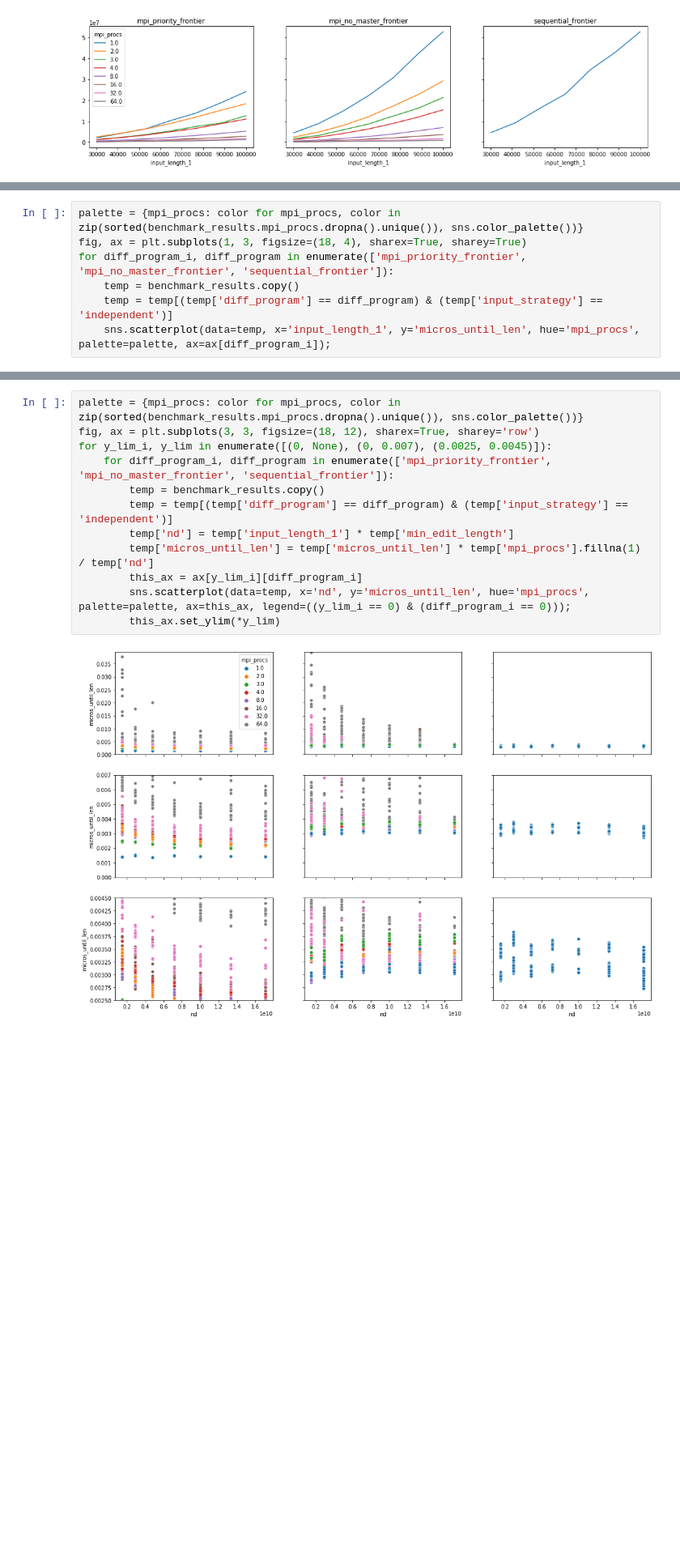
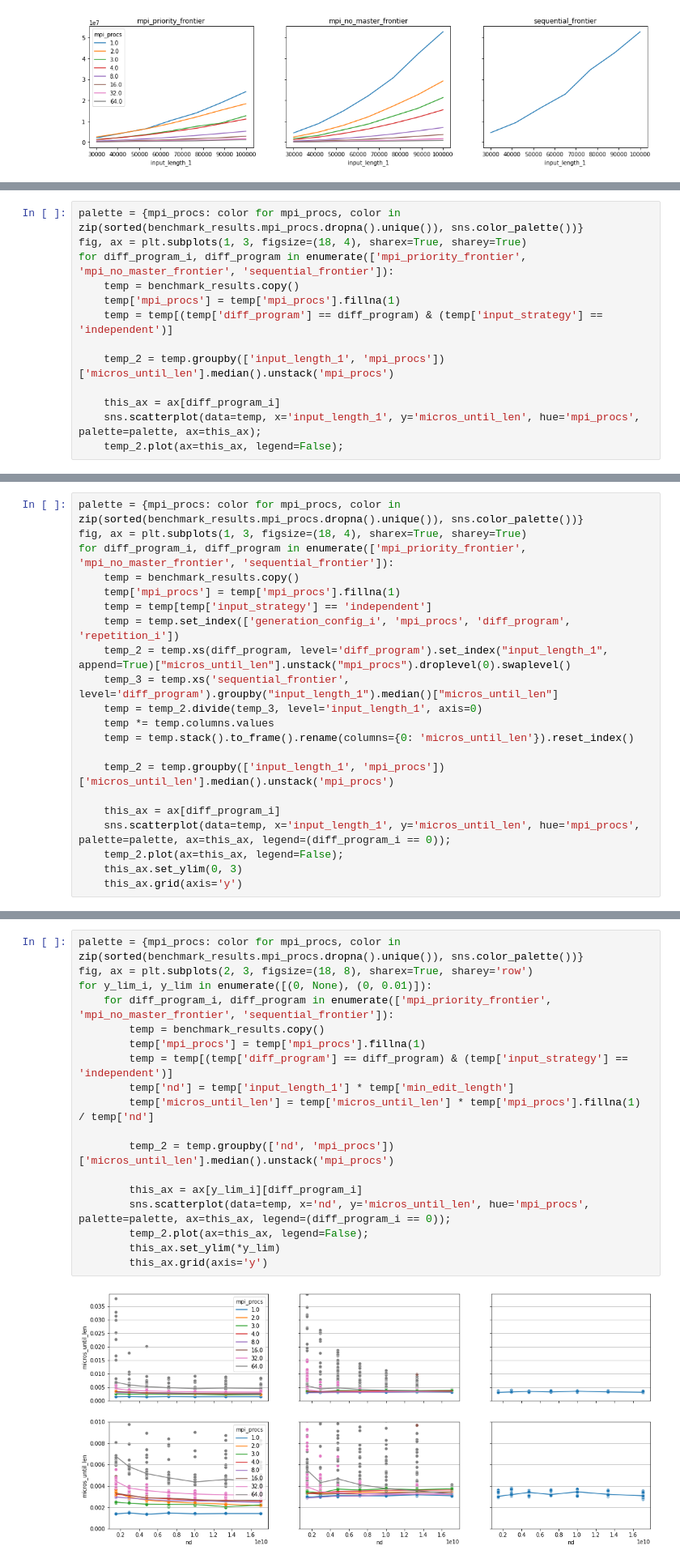
Before and after one commit to tehwalris/mpi-myers-diff, a Jupyter notebook: notebooks/benchmark-analysis-euler-presentation/independent_small.ipynb, the cells around one changed output, grey strips where cells are left out. Shown at 81% size. Drawn from its saved outputs; the diff is of its cells as text; blank space fills up the shorter version.

Commit message:
Various improvements to plots (these are the ones in the presentation)

```diff
--- a/notebooks/benchmark-analysis-euler-presentation/independent_small.ipynb
+++ b/notebooks/benchmark-analysis-euler-presentation/independent_small.ipynb
@@ -77,6 +65,12 @@ palette = {mpi_procs: color for mpi_procs, color in zip(sorted(benchmark_results
 fig, ax = plt.subplots(1, 3, figsize=(18, 4), sharex=True, sharey=True)
 for diff_program_i, diff_program in enumerate(['mpi_priority_frontier', 'mpi_no_master_frontier', 'sequential_frontier']):
     temp = benchmark_results.copy()
+    temp['mpi_procs'] = temp['mpi_procs'].fillna(1)
     temp = temp[(temp['diff_program'] == diff_program) & (temp['input_strategy'] == 'independent')]
-    sns.scatterplot(data=temp, x='input_length_1', y='micros_until_len', hue='mpi_procs', palette=palette, ax=ax[diff_program_i]);
+
+    temp_2 = temp.groupby(['input_length_1', 'mpi_procs'])['micros_until_len'].median().unstack('mpi_procs')
+
+    this_ax = ax[diff_program_i]
+    sns.scatterplot(data=temp, x='input_length_1', y='micros_until_len', hue='mpi_procs', palette=palette, ax=this_ax);
+    temp_2.plot(ax=this_ax, legend=False);
 # %% [output]
@@ -83,0 +78,21 @@ for diff_program_i, diff_program in enumerate(['mpi_priority_frontier', 'mpi_no_
+# %%
+palette = {mpi_procs: color for mpi_procs, color in zip(sorted(benchmark_results.mpi_procs.dropna().unique()), sns.color_palette())}
+fig, ax = plt.subplots(1, 3, figsize=(18, 4), sharex=True, sharey=True)
+for diff_program_i, diff_program in enumerate(['mpi_priority_frontier', 'mpi_no_master_frontier', 'sequential_frontier']):
+    temp = benchmark_results.copy()
+    temp['mpi_procs'] = temp['mpi_procs'].fillna(1)
+    temp = temp[temp['input_strategy'] == 'independent']
+    temp = temp.set_index(['generation_config_i', 'mpi_procs', 'diff_program', 'repetition_i'])
+    temp_2 = temp.xs(diff_program, level='diff_program').set_index("input_length_1", append=True)["micros_until_len"].unstack("mpi_procs").droplevel(0).swaplevel()
+    temp_3 = temp.xs('sequential_frontier', level='diff_program').groupby("input_length_1").median()["micros_until_len"]
+    temp = temp_2.divide(temp_3, level='input_length_1', axis=0)
+    temp *= temp.columns.values
+    temp = temp.stack().to_frame().rename(columns={0: 'micros_until_len'}).reset_index()
+
+    temp_2 = temp.groupby(['input_length_1', 'mpi_procs'])['micros_until_len'].median().unstack('mpi_procs')
+
+    this_ax = ax[diff_program_i]
+    sns.scatterplot(data=temp, x='input_length_1', y='micros_until_len', hue='mpi_procs', palette=palette, ax=this_ax, legend=(diff_program_i == 0));
+    temp_2.plot(ax=this_ax, legend=False);
+    this_ax.set_ylim(0, 3)
+    this_ax.grid(axis='y')
@@ -84,17 +101,23 @@ for diff_program_i, diff_program in enumerate(['mpi_priority_frontier', 'mpi_no_
 # %%
 palette = {mpi_procs: color for mpi_procs, color in zip(sorted(benchmark_results.mpi_procs.dropna().unique()), sns.color_palette())}
-fig, ax = plt.subplots(3, 3, figsize=(18, 12), sharex=True, sharey='row')
-for y_lim_i, y_lim in enumerate([(0, None), (0, 0.007), (0.0025, 0.0045)]):
+fig, ax = plt.subplots(2, 3, figsize=(18, 8), sharex=True, sharey='row')
+for y_lim_i, y_lim in enumerate([(0, None), (0, 0.01)]):
     for diff_program_i, diff_program in enumerate(['mpi_priority_frontier', 'mpi_no_master_frontier', 'sequential_frontier']):
         temp = benchmark_results.copy()
+        temp['mpi_procs'] = temp['mpi_procs'].fillna(1)
         temp = temp[(temp['diff_program'] == diff_program) & (temp['input_strategy'] == 'independent')]
         temp['nd'] = temp['input_length_1'] * temp['min_edit_length']
         temp['micros_until_len'] = temp['micros_until_len'] * temp['mpi_procs'].fillna(1) / temp['nd']
+
+        temp_2 = temp.groupby(['nd', 'mpi_procs'])['micros_until_len'].median().unstack('mpi_procs')
+
         this_ax = ax[y_lim_i][diff_program_i]
-        sns.scatterplot(data=temp, x='nd', y='micros_until_len', hue='mpi_procs', palette=palette, ax=this_ax, legend=((y_lim_i == 0) & (diff_program_i == 0)));
+        sns.scatterplot(data=temp, x='nd', y='micros_until_len', hue='mpi_procs', palette=palette, ax=this_ax, legend=(diff_program_i == 0));
+        temp_2.plot(ax=this_ax, legend=False);
         this_ax.set_ylim(*y_lim)
+        this_ax.grid(axis='y')
 # %% [output]
-[figure, old version]
+[figure, new version]
 # %%
 temp = benchmark_results.copy()
 temp = temp[(temp['diff_program'] == 'mpi_no_master_frontier') & (temp['input_strategy'] == 'independent') & (temp['input_length_1'] == temp['input_length_1'].max())]
```
Also changed, not shown: parts of 4 cells of this notebook, 2 other files.
